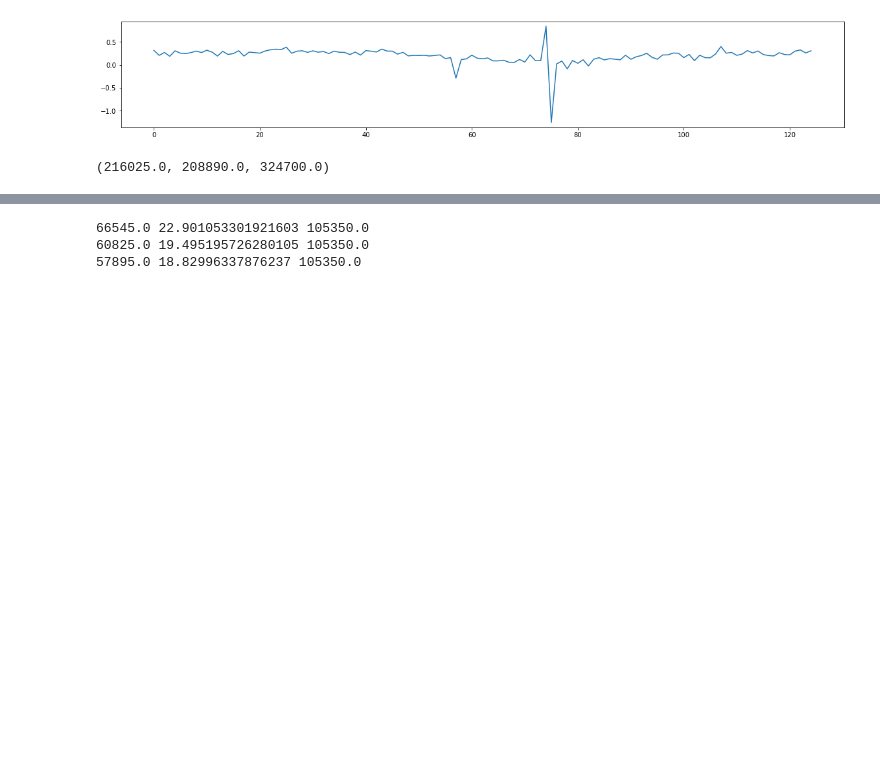
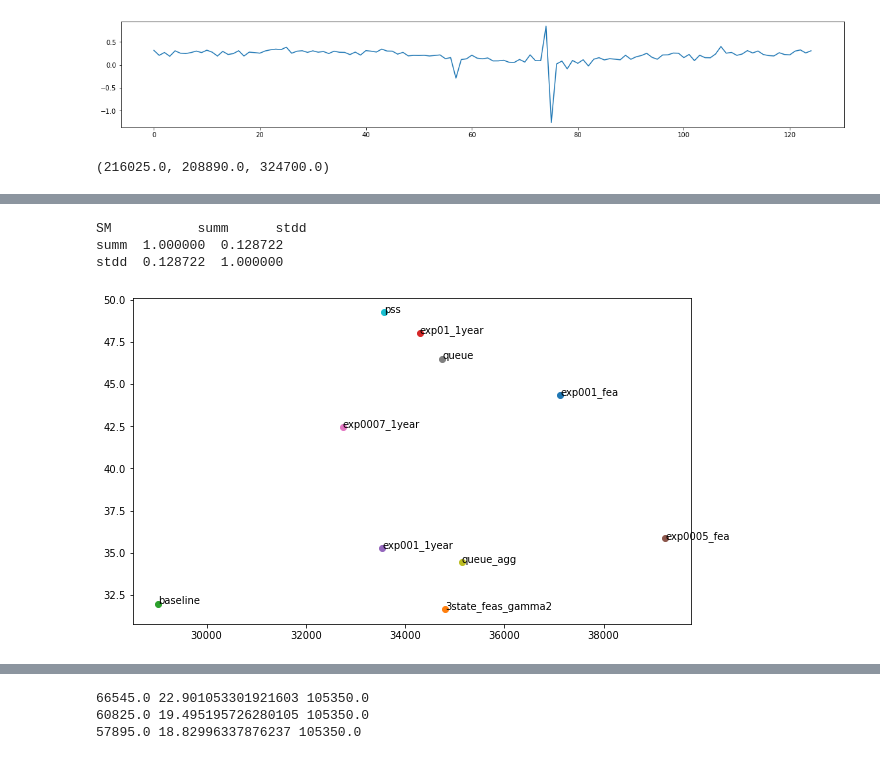
Before and after one commit to irides777/trader, a Jupyter notebook: pic.ipynb, the cells around one changed output, grey strips where cells are left out. Drawn from its saved outputs; the diff is of its cells as text; code cells hidden in the pictures; blank space fills up the shorter version.

```diff
--- a/pic.ipynb
+++ b/pic.ipynb
@@ -291,3 +297,56 @@ for obj in objs:
     for _, __, filens in os.walk(cwd):
         for filen in filens:
             shutil.move(os.path.join(cwd,filen),os.path.join(cd,filen))
+# %%
+fig, ax=plt.subplots(figsize=(10,6))
+# obj = 'OI'
+# models = ['feas_exp01','feas_exp005','feas_exp001','exp01_1year', 'exp005_1year','exp001_1year', 'baseline', 'feas_gamma2', 'feas_gamma5']
+models = ['exp001_fea','3state_feas_gamma2','baseline', 'exp01_1year','exp001_1year','exp0005_fea','exp0007_1year','queue','queue_agg']
+dd = pd.read_csv('symbol_instrumentid2.csv')
+# rest_objs = [i for i in dd.pz.unique() if i not in objs]
+objs = ['SM']
+# models = models+['3state_gamma_2','3state_gamma_5','3state_gamma_10','3state_gamma_50','queue']
+# models = ['feas_exp01','exp01_1year']
+for obj in objs:
+    pth = os.path.join('res','exp0007_1year',obj)
+    pss = []
+    summary = []
+    for _, __, files in os.walk(pth):
+        for file in files:
+            if file.split('.')[0]!='sum' and int(file.split('.')[0])<20220322:
+                data = pd.read_csv(os.path.join(pth, file))
+                # data = data[data.date<20220322]
+                # print(data)
+                pss.append(data.pss.values)
+    for model in models:
+        pth = os.path.join('res',model,obj)
+        drls = []
+        for _, __, files in os.walk(pth):
+            for file in files:
+                if file.split('.')[0]!='sum'and int(file.split('.')[0])<20220322:
+                    data = pd.read_csv(os.path.join(pth, file))
+                    # data = data[data.date<20220322]
+                    drls.append(data.drl.values)
+        # print(model, obj)
+        drls = np.concatenate(drls)
+        # print(model, drls.sum(), drls.std())
+        summary.append([drls.sum(), drls.std()])
+        ax.scatter(drls.sum(), drls.std())
+        ax.annotate(model, xy=(drls.sum(), drls.std()))
+        # ax.plot(np.sort(drls)[-2000:],label=model)
+    pss = np.concatenate(pss)
+    # print('pss', pss.sum(), pss.std())
+    summary.append([pss.sum(),pss.std()])
+    ax.scatter(pss.sum(), pss.std())
+    ax.annotate('pss', xy=(pss.sum(), pss.std()))
+    # ax.plot(np.sort(pss)[-2000:],label='pss')
+    summary = pd.DataFrame(summary,columns=['summ','stdd'])
+    # alls.append([obj, summary.corr().iloc[1,0]])
+    if pss.sum() == summary.summ.min():
+        continue
+    print(obj, summary.corr())
+# %% [output]
+SM           summ      stdd
+summ  1.000000  0.128722
+stdd  0.128722  1.000000
+[figure, added]
```
Also changed, not shown: parts of 12 cells of this notebook, 13 other files.
